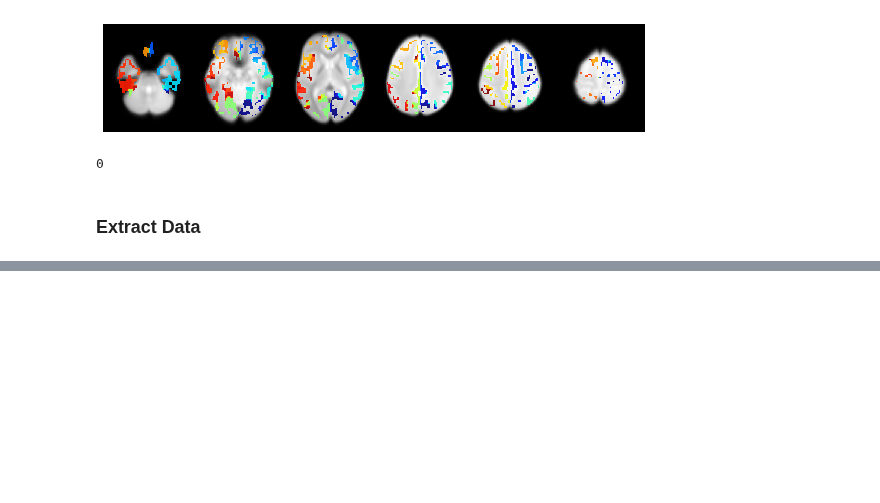
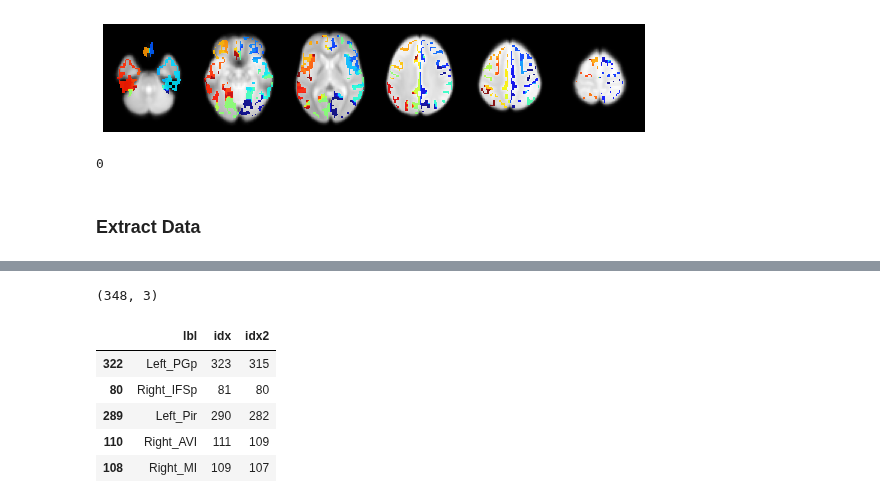
Before and after one commit to Aglinskas/BC-fMRI-AE, a Jupyter notebook: Notebooks/CoregGlasserAtlas2.ipynb, the cells around one changed output, grey strips where cells are left out. Saved outputs shown, nothing was run; the diff lists cells and outputs as text; code cells hidden in the pictures; blank space fills up the shorter version.

```diff
--- a/Notebooks/CoregGlasserAtlas2.ipynb
+++ b/Notebooks/CoregGlasserAtlas2.ipynb
@@ -161,0 +244,7 @@ Index(['participant_id', 'DX_GROUP', 'DSM_IV_TR', 'AGE_AT_SCAN', 'SEX',
+# %%
+drop_rois = ['Left_OFC' ,'Right_TGv', 'Right_OFC', 'Left_TGv', 'Right_s32', 'Left_s32',
+ 'Left_pOFC' ,'Right_25' ,'Left_25', 'Right_LO2', 'Right_TE1m' ,'Right_pOFC']
+# %%
+rlbls = pd.read_csv('../Data/GlasserAtlas/glasser360NodeNames.txt',header=None,names=['lbl'])
+rlbls['idx'] = np.arange(1,len((rlbls))+1)
+rlbls.head(3)
@@ -161,0 +273,14 @@ Index(['participant_id', 'DX_GROUP', 'DSM_IV_TR', 'AGE_AT_SCAN', 'SEX',
+# %%
+rlbls_new = rlbls.copy()
+rlbls_new = rlbls_new.iloc[rslice]
+rlbls_new['idx2'] = np.arange(1,len(rlbls_new)+1)
+print(rlbls_new.shape)
+rlbls_new.sample(5)
+# %% [output]
+(348, 3)
+|  | lbl | idx | idx2 |
+| 322 | Left_PGp | 323 | 315 |
+| 80 | Right_IFSp | 81 | 80 |
+| 289 | Left_Pir | 290 | 282 |
+| 110 | Right_AVI | 111 | 109 |
+| 108 | Right_MI | 109 | 107 |
```
Also changed, not shown: parts of 41 cells of this notebook, 7 other files.
